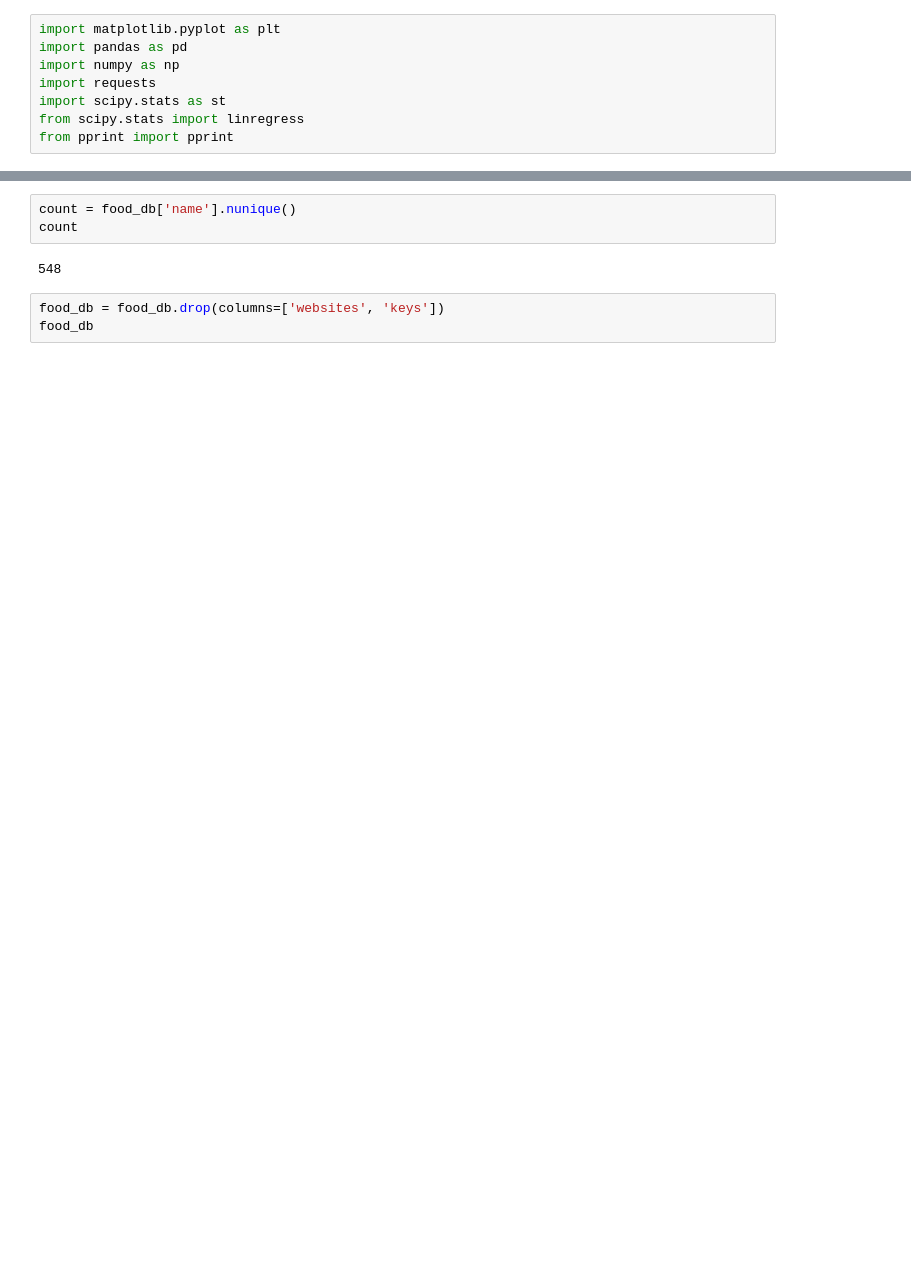
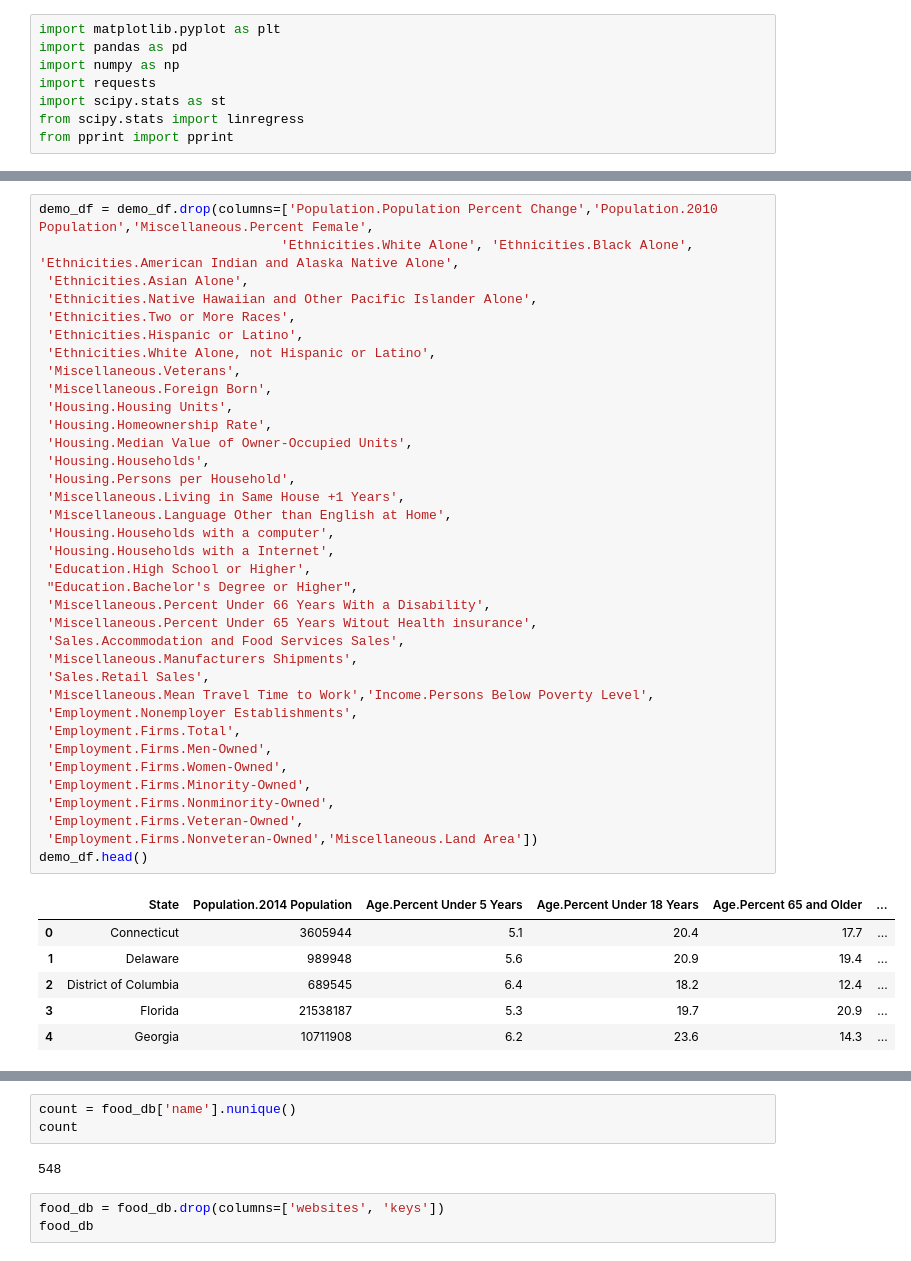
Before and after one commit to Andrewli1212/Fast-Food, a Jupyter notebook: Project1.ipynb, the cells around one changed output, grey strips where cells are left out. Drawn from its saved outputs; the diff is of its cells as text; blank space fills up the shorter version.

```diff
--- a/Project1.ipynb
+++ b/Project1.ipynb
@@ -8,0 +41,43 @@ from pprint import pprint
+# %%
+demo_df = demo_df.drop(columns=['Population.Population Percent Change','Population.2010 Population','Miscellaneous.Percent Female',
+                               'Ethnicities.White Alone', 'Ethnicities.Black Alone', 'Ethnicities.American Indian and Alaska Native Alone',
+ 'Ethnicities.Asian Alone',
+ 'Ethnicities.Native Hawaiian and Other Pacific Islander Alone',
+ 'Ethnicities.Two or More Races',
+ 'Ethnicities.Hispanic or Latino',
+ 'Ethnicities.White Alone, not Hispanic or Latino',
+ 'Miscellaneous.Veterans',
+ 'Miscellaneous.Foreign Born',
+ 'Housing.Housing Units',
+ 'Housing.Homeownership Rate',
+ 'Housing.Median Value of Owner-Occupied Units',
+ 'Housing.Households',
+ 'Housing.Persons per Household',
+ 'Miscellaneous.Living in Same House +1 Years',
+ 'Miscellaneous.Language Other than English at Home',
+ 'Housing.Households with a computer',
+ 'Housing.Households with a Internet',
+ 'Education.High School or Higher',
+ "Education.Bachelor's Degree or Higher",
+ 'Miscellaneous.Percent Under 66 Years With a Disability',
+ 'Miscellaneous.Percent Under 65 Years Witout Health insurance',
+ 'Sales.Accommodation and Food Services Sales',
+ 'Miscellaneous.Manufacturers Shipments',
+ 'Sales.Retail Sales',
+ 'Miscellaneous.Mean Travel Time to Work','Income.Persons Below Poverty Level',
+ 'Employment.Nonemployer Establishments',
+ 'Employment.Firms.Total',
+ 'Employment.Firms.Men-Owned',
+ 'Employment.Firms.Women-Owned',
+ 'Employment.Firms.Minority-Owned',
+ 'Employment.Firms.Nonminority-Owned',
+ 'Employment.Firms.Veteran-Owned',
+ 'Employment.Firms.Nonveteran-Owned','Miscellaneous.Land Area'])
+demo_df.head()
+# %% [output]
+|  | State | Population.2014 Population | Age.Percent Under 5 Years | Age.Percent Under 18 Years | Age.Percent 65 and Older | ... |
+| 0 | Connecticut | 3605944 | 5.1 | 20.4 | 17.7 | ... |
+| 1 | Delaware | 989948 | 5.6 | 20.9 | 19.4 | ... |
+| 2 | District of Columbia | 689545 | 6.4 | 18.2 | 12.4 | ... |
+| 3 | Florida | 21538187 | 5.3 | 19.7 | 20.9 | ... |
+| 4 | Georgia | 10711908 | 6.2 | 23.6 | 14.3 | ... |
```
Also changed, not shown: parts of 5 cells of this notebook.
